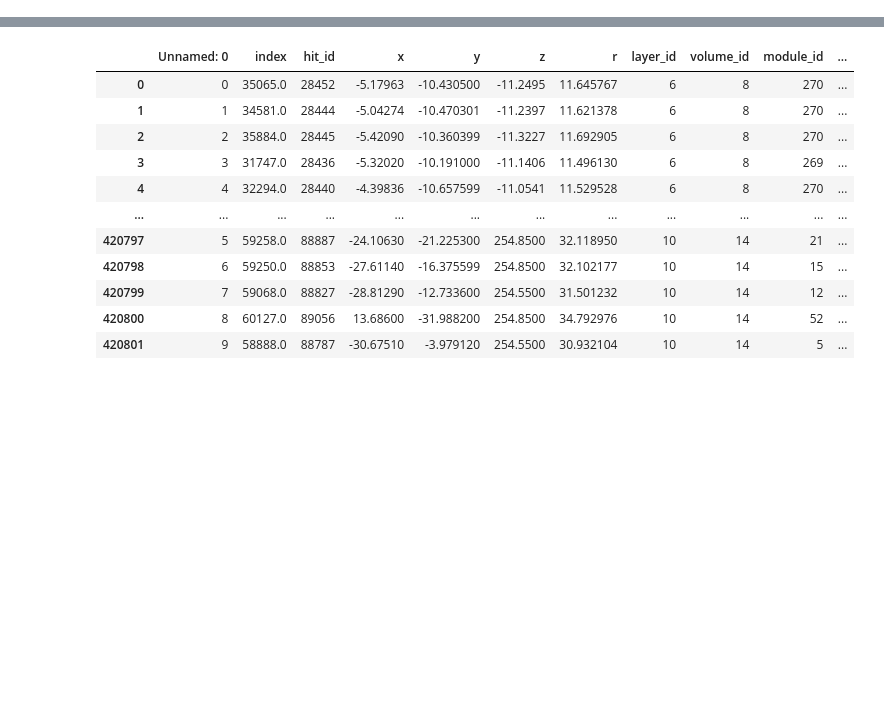
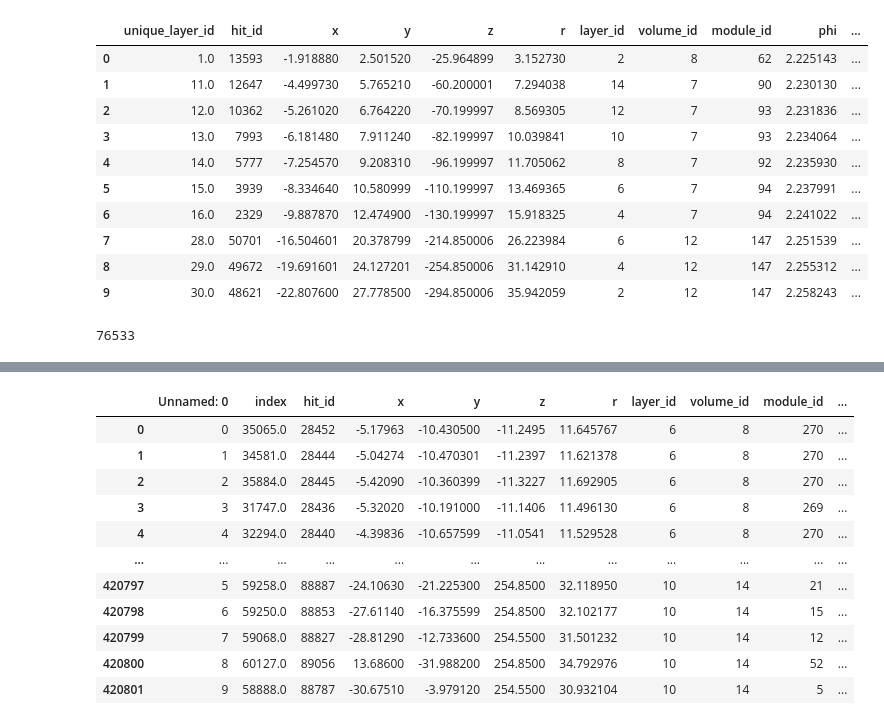
Before and after one commit to livaage/DDPG-for-tracking, a Jupyter notebook: notebooks/NN new.ipynb, the cells around one changed output, grey strips where cells are left out. Saved outputs shown, nothing was run; the diff lists cells and outputs as text; code cells hidden in the pictures; blank space fills up the shorter version.

```diff
--- a/notebooks/NN new.ipynb
+++ b/notebooks/NN new.ipynb
@@ -30,0 +51,2 @@ hits, allowed_pids = dl.load_data_trackml(0)
+# %%
+p = hits[hits['particle_id']==5.899836458134405e+17]
@@ -30,0 +66,18 @@ hits, allowed_pids = dl.load_data_trackml(0)
+# %%
+p.groupby('unique_layer_id').min().reset_index()
+# %% [output]
+|  | unique_layer_id | hit_id | x | y | z | r | layer_id | volume_id | module_id | phi | ... |
+| 0 | 1.0 | 13593 | -1.918880 | 2.501520 | -25.964899 | 3.152730 | 2 | 8 | 62 | 2.225143 | ... |
+| 1 | 11.0 | 12647 | -4.499730 | 5.765210 | -60.200001 | 7.294038 | 14 | 7 | 90 | 2.230130 | ... |
+| 2 | 12.0 | 10362 | -5.261020 | 6.764220 | -70.199997 | 8.569305 | 12 | 7 | 93 | 2.231836 | ... |
+| 3 | 13.0 | 7993 | -6.181480 | 7.911240 | -82.199997 | 10.039841 | 10 | 7 | 93 | 2.234064 | ... |
+| 4 | 14.0 | 5777 | -7.254570 | 9.208310 | -96.199997 | 11.705062 | 8 | 7 | 92 | 2.235930 | ... |
+| 5 | 15.0 | 3939 | -8.334640 | 10.580999 | -110.199997 | 13.469365 | 6 | 7 | 94 | 2.237991 | ... |
+| 6 | 16.0 | 2329 | -9.887870 | 12.474900 | -130.199997 | 15.918325 | 4 | 7 | 94 | 2.241022 | ... |
+| 7 | 28.0 | 50701 | -16.504601 | 20.378799 | -214.850006 | 26.223984 | 6 | 12 | 147 | 2.251539 | ... |
+| 8 | 29.0 | 49672 | -19.691601 | 24.127201 | -254.850006 | 31.142910 | 4 | 12 | 147 | 2.255312 | ... |
+| 9 | 30.0 | 48621 | -22.807600 | 27.778500 | -294.850006 | 35.942059 | 2 | 12 | 147 | 2.258243 | ... |
+# %%
+len(hits)
+# %% [output]
+76533
```
Also changed, not shown: parts of 6 cells of this notebook, 10 other files.
